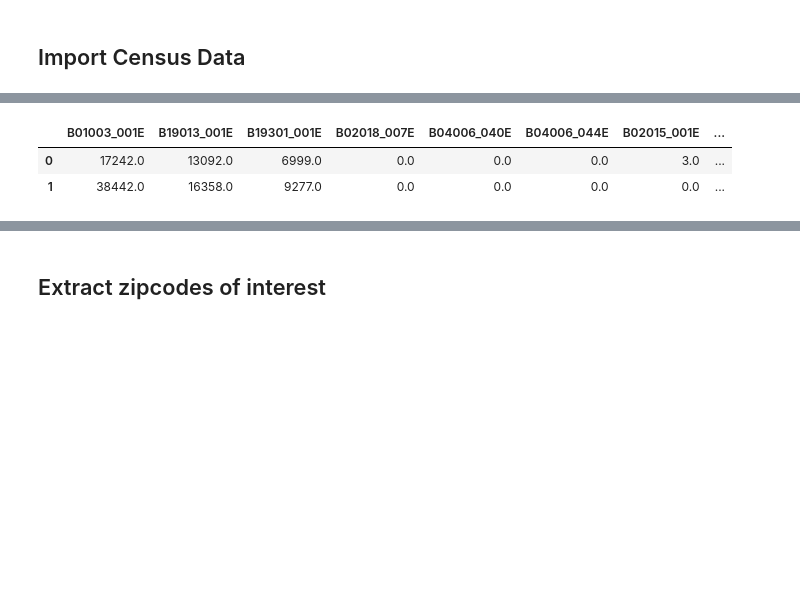
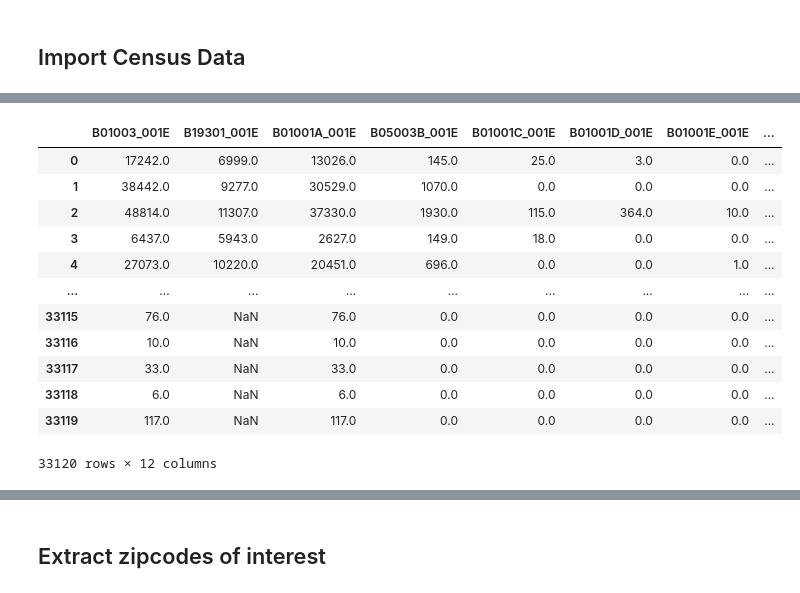
Before and after one commit to DPintacasi/teamcobra_project1, a Jupyter notebook: Scripts/census_data_extract.ipynb, the cells around one changed output, grey strips where cells are left out. Drawn from its saved outputs; the diff is of its cells as text; code cells hidden in the pictures; blank space fills up the shorter version.

Commit message:
census data analysis start

```diff
--- a/Scripts/census_data_extract.ipynb
+++ b/Scripts/census_data_extract.ipynb
@@ -31,11 +31,21 @@ census_data = c.acs5.get(codes, {'for': 'zip code tabulation area:*'})
 # %%
 #create data frame
 census_df = pd.DataFrame(census_data)
-census_df.head(2)
+census_df
 # %% [output]
-|  | B01003_001E | B19013_001E | B19301_001E | B02018_007E | B04006_040E | B04006_044E | B02015_001E | ... |
-| 0 | 17242.0 | 13092.0 | 6999.0 | 0.0 | 0.0 | 0.0 | 3.0 | ... |
-| 1 | 38442.0 | 16358.0 | 9277.0 | 0.0 | 0.0 | 0.0 | 0.0 | ... |
+|  | B01003_001E | B19301_001E | B01001A_001E | B05003B_001E | B01001C_001E | B01001D_001E | B01001E_001E | ... |
+| 0 | 17242.0 | 6999.0 | 13026.0 | 145.0 | 25.0 | 3.0 | 0.0 | ... |
+| 1 | 38442.0 | 9277.0 | 30529.0 | 1070.0 | 0.0 | 0.0 | 0.0 | ... |
+| 2 | 48814.0 | 11307.0 | 37330.0 | 1930.0 | 115.0 | 364.0 | 10.0 | ... |
+| 3 | 6437.0 | 5943.0 | 2627.0 | 149.0 | 18.0 | 0.0 | 0.0 | ... |
+| 4 | 27073.0 | 10220.0 | 20451.0 | 696.0 | 0.0 | 0.0 | 1.0 | ... |
+| ... | ... | ... | ... | ... | ... | ... | ... | ... |
+| 33115 | 76.0 | NaN | 76.0 | 0.0 | 0.0 | 0.0 | 0.0 | ... |
+| 33116 | 10.0 | NaN | 10.0 | 0.0 | 0.0 | 0.0 | 0.0 | ... |
+| 33117 | 33.0 | NaN | 33.0 | 0.0 | 0.0 | 0.0 | 0.0 | ... |
+| 33118 | 6.0 | NaN | 6.0 | 0.0 | 0.0 | 0.0 | 0.0 | ... |
+| 33119 | 117.0 | NaN | 117.0 | 0.0 | 0.0 | 0.0 | 0.0 | ... |
+33120 rows × 12 columns
 # %%
 #create rename dictionary based on labels from the census columns csv
 census_rename_dict = {codes[i]: names[i] for i in range(len(codes))}
```
Also changed, not shown: parts of 12 cells of this notebook, 5 other files.
